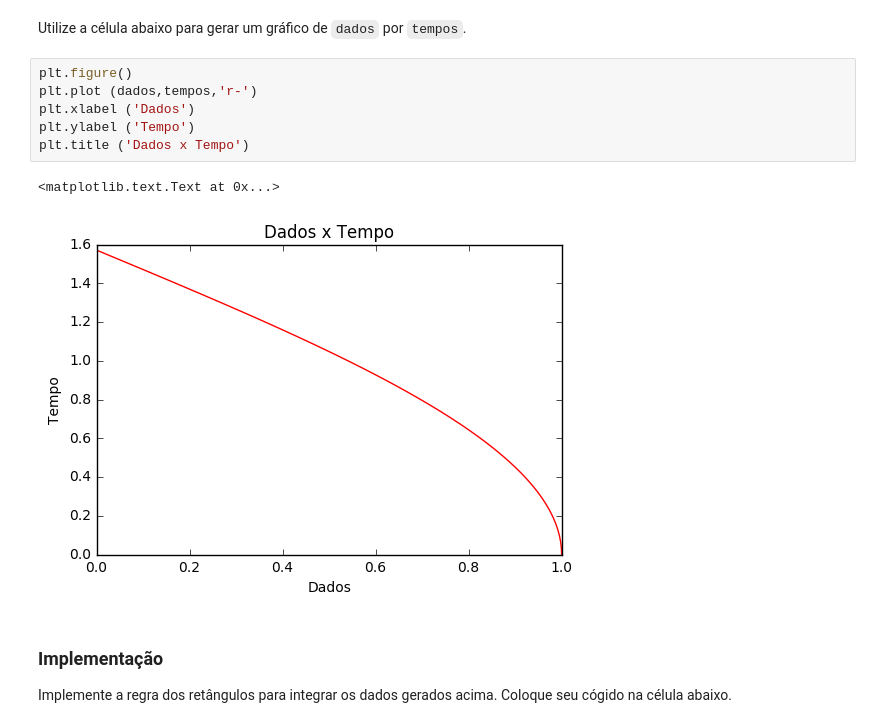
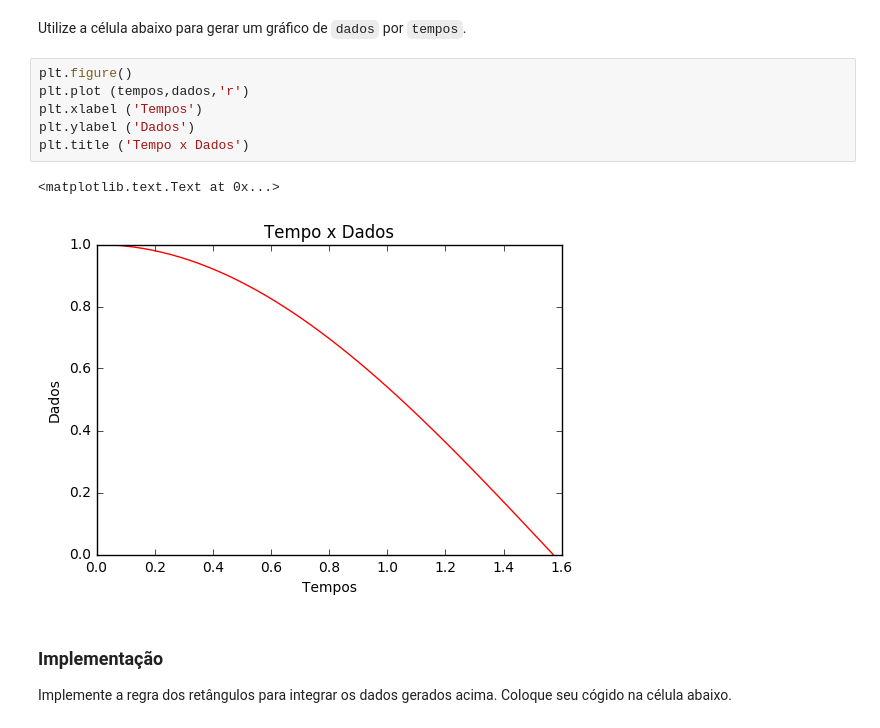
Before and after one commit to mat-esp-2016/integracao-numerica-pratica-5-luis-victor-e-felipe, a Jupyter notebook: tarefa-integracao.ipynb, the cells around one changed output. Drawn from its saved outputs; the diff is of its cells as text.

```diff
--- a/tarefa-integracao.ipynb
+++ b/tarefa-integracao.ipynb
@@ -76,13 +95,13 @@ Espaçamento entre os dados: 0.0320570678937734
 Utilize a célula abaixo para gerar um gráfico de `dados` por `tempos`.
 # %%
 plt.figure()
-plt.plot (dados,tempos,'r-')
-plt.xlabel ('Dados')
-plt.ylabel ('Tempo')
-plt.title ('Dados x Tempo')
+plt.plot (tempos,dados,'r')
+plt.xlabel ('Tempos')
+plt.ylabel ('Dados')
+plt.title ('Tempo x Dados')
 # %% [output]
 <matplotlib.text.Text at 0x...>
-[figure, old version]
+[figure, new version]
 # %% [markdown]
 ### Implementação
 
```
Also changed, not shown: parts of 3 cells of this notebook.
